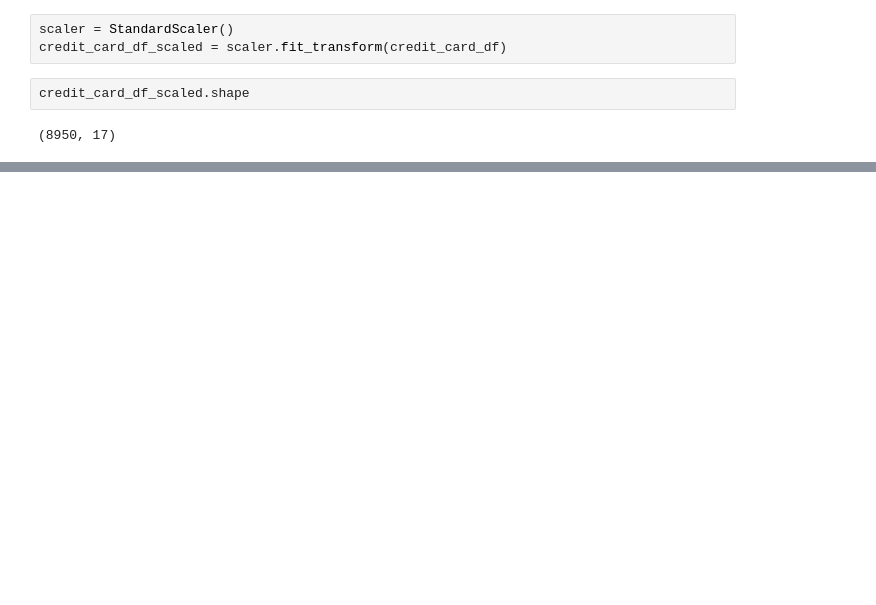
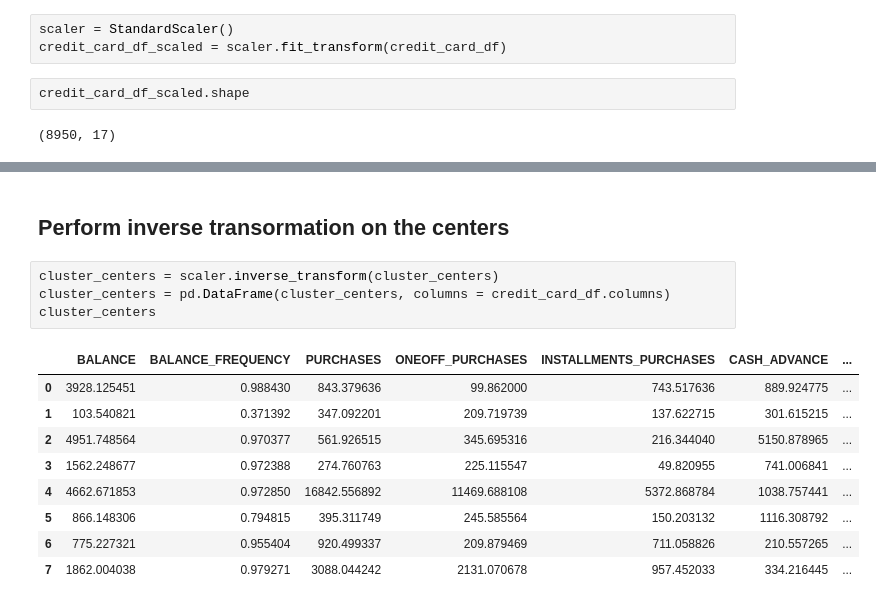
Before and after one commit to GustavoGil13/clustering-autoencoder, a Jupyter notebook: clustering_autoencoder.ipynb, the cells around one changed output, grey strips where cells are left out. Cells and saved outputs as stored; diff of their text form; blank space fills up the shorter version.

```diff
--- a/clustering_autoencoder.ipynb
+++ b/clustering_autoencoder.ipynb
@@ -226,0 +247,16 @@ plt.show()
+# %% [markdown]
+## Perform inverse transormation on the centers
+# %%
+cluster_centers = scaler.inverse_transform(cluster_centers)
+cluster_centers = pd.DataFrame(cluster_centers, columns = credit_card_df.columns)
+cluster_centers
+# %% [output]
+|  | BALANCE | BALANCE_FREQUENCY | PURCHASES | ONEOFF_PURCHASES | INSTALLMENTS_PURCHASES | CASH_ADVANCE | ... |
+| 0 | 3928.125451 | 0.988430 | 843.379636 | 99.862000 | 743.517636 | 889.924775 | ... |
+| 1 | 103.540821 | 0.371392 | 347.092201 | 209.719739 | 137.622715 | 301.615215 | ... |
+| 2 | 4951.748564 | 0.970377 | 561.926515 | 345.695316 | 216.344040 | 5150.878965 | ... |
+| 3 | 1562.248677 | 0.972388 | 274.760763 | 225.115547 | 49.820955 | 741.006841 | ... |
+| 4 | 4662.671853 | 0.972850 | 16842.556892 | 11469.688108 | 5372.868784 | 1038.757441 | ... |
+| 5 | 866.148306 | 0.794815 | 395.311749 | 245.585564 | 150.203132 | 1116.308792 | ... |
+| 6 | 775.227321 | 0.955404 | 920.499337 | 209.879469 | 711.058826 | 210.557265 | ... |
+| 7 | 1862.004038 | 0.979271 | 3088.044242 | 2131.070678 | 957.452033 | 334.216445 | ... |
```
Also changed, not shown: parts of 19 cells of this notebook.
